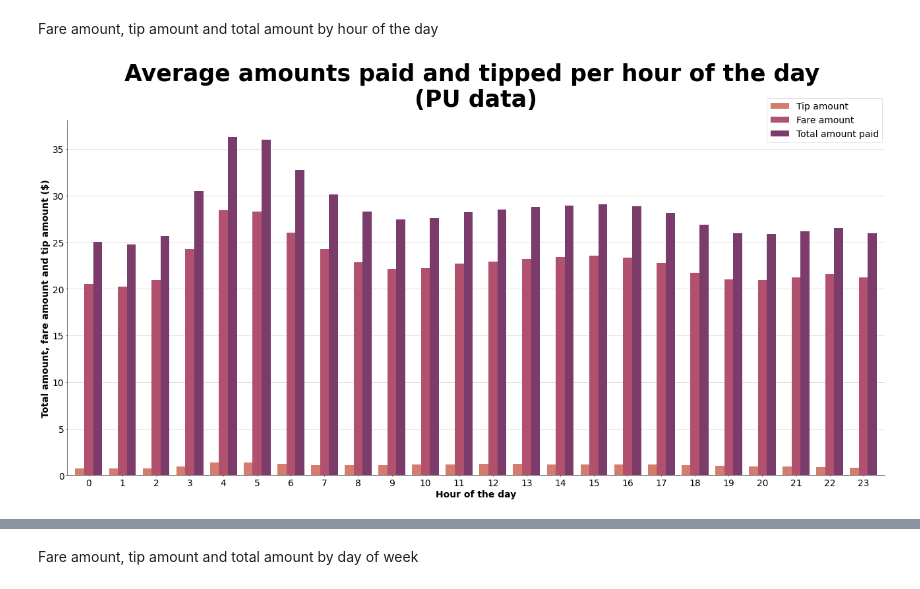
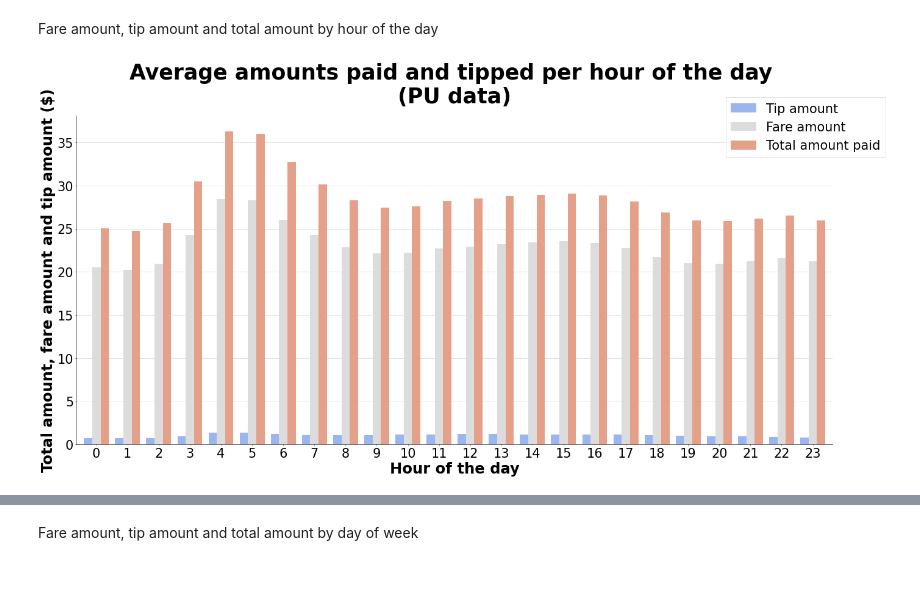
Before and after one commit to floivanhin/Bachelor-Thesis, a Jupyter notebook: Distributions.ipynb, the cells around one changed output, grey strips where cells are left out. Drawn from its saved outputs; the diff is of its cells as text; code cells hidden in the pictures.

```diff
--- a/Distributions.ipynb
+++ b/Distributions.ipynb
@@ -829,80 +1132,117 @@ plt.show()
 # %% [markdown]
 Fare amount, tip amount and total amount by hour of the day
 # %%
+import matplotlib.pyplot as plt
+import seaborn as sns
+
+# ---------------------------------------------------------
+# 1. Data Transformation: Pick-Up (PU) Amounts
+# ---------------------------------------------------------
+# Melt the dataframe to a long format suitable for grouped bar plotting.
+# (AI generated)
 hourly_PUs_melted = PUs_df.melt(
     id_vars="hour",
-    value_vars=["tip_amount","fare_amount","total_amount"],
+    value_vars=["tip_amount", "fare_amount", "total_amount"],
     var_name="Feature",
     value_name="Value"
 )
 
-plt.figure(figsize=(32,14))
+# ---------------------------------------------------------
+# 2. Visualization: Pick-Up (PU) Hourly Amounts
+# ---------------------------------------------------------
+plt.figure(figsize=(32, 14))
 
+# Generate a grouped bar chart mapping the 24-hour cycle to financial metrics.
 sns.barplot(
     data=hourly_PUs_melted,
     x="hour",
     y="Value",
     hue="Feature",
     errorbar=None,
-    palette="flare"
+    palette="coolwarm"
 )
 
+# Configure a custom legend positioned outside the main plot area.
 plt.legend(
-    title= "",
+    title="",
     loc="upper left",
-    bbox_to_anchor=(0.85,1.075),
+    bbox_to_anchor=(0.85, 1.075),
     fancybox=False,
-    labels=["Tip amount", "Fare amount", "Total amount paid"]
+    labels=["Tip amount", "Fare amount", "Total amount paid"],
+    fontsize=30
 )
 
+# Set titles, axes labels, and formatting.
 plt.title("Average amounts paid and tipped per hour of the day \n(PU data)",
-          fontsize=50, fontweight="bold",pad=30)
-plt.xlabel("Hour of the day", fontweight="bold")
-plt.ylabel("Total amount, fare amount and tip amount ($)", fontweight="bold")
+          fontsize=50, fontweight="bold", pad=30)
+plt.xlabel("Hour of the day", fontweight="bold", fontsize=35)
+plt.ylabel("Total amount, fare amount and tip amount ($)", fontweight="bold", fontsize=35)
 plt.margins(x=0.01)
-plt.grid(axis="y",linestyle="-", alpha=0.7)
+
+# Configure a horizontal grid and ensure it renders behind the bar elements.
+plt.grid(axis="y", linestyle="-", alpha=0.7)
 plt.gca().set_axisbelow(True)
-plt.xticks(range(0, 24))
 
-plt.savefig("Plots\Distributions\Amounts\PUsHourlyAmounts.png",dpi=300)
+# Format axes ticks.
+plt.xticks(range(0, 24), fontsize=30)
+plt.yticks(fontsize=30)
+
+# plt.savefig("Plots/Distributions/Amounts/PUsHourlyAmounts.pdf", dpi=300, bbox_inches="tight")
 plt.show()
 
+# ---------------------------------------------------------
+# 3. Data Transformation: Drop-Off (DO) Amounts
+# ---------------------------------------------------------
+# Melt the dataframe to a long format suitable for grouped bar plotting.
+# (AI generated)
 hourly_DOs_melted = DOs_df.melt(
     id_vars="hour",
-    value_vars=["tip_amount","fare_amount","total_amount"],
+    value_vars=["tip_amount", "fare_amount", "total_amount"],
     var_name="Feature",
     value_name="Value"
 )
 
-plt.figure(figsize=(32,14))
+# ---------------------------------------------------------
+# 4. Visualization: Drop-Off (DO) Hourly Amounts
+# ---------------------------------------------------------
+plt.figure(figsize=(32, 14))
 
+# Generate a grouped bar chart mapping the 24-hour cycle to financial metrics.
 sns.barplot(
     data=hourly_DOs_melted,
     x="hour",
     y="Value",
     hue="Feature",
     errorbar=None,
-    palette="flare"
+    palette="coolwarm"
 )
 
+# Configure a custom legend positioned outside the main plot area.
 plt.legend(
-    title= "",
+    title="",
     loc="upper left",
-    bbox_to_anchor=(0.85,1.075),
+    bbox_to_anchor=(0.85, 1.075),
     fancybox=False,
-    labels=["Tip amount", "Fare amount", "Total amount paid"]
+    labels=["Tip amount", "Fare amount", "Total amount paid"],
+    fontsize=30
 )
 
+# Set titles, axes labels, and formatting.
 plt.title("Average amounts paid and tipped per hour of the day \n(DO data)",
-          fontsize=50, fontweight="bold",pad=30)
-plt.xlabel("Hour of the day", fontweight="bold")
-plt.ylabel("Total amount, fare amount and tip amount ($)", fontweight="bold")
+          fontsize=50, fontweight="bold", pad=30)
+plt.xlabel("Hour of the day", fontweight="bold", fontsize=35)
+plt.ylabel("Total amount, fare amount and tip amount ($)", fontweight="bold", fontsize=35)
 plt.margins(x=0.01)
-plt.grid(axis="y",linestyle="-", alpha=0.7)
+
+# Configure a horizontal grid and ensure it renders behind the bar elements.
+plt.grid(axis="y", linestyle="-", alpha=0.7)
 plt.gca().set_axisbelow(True)
-plt.xticks(range(0, 24))
 
-plt.savefig("Plots\Distributions\Amounts\DOsHourlyAmounts.png",dpi=300)
+# Format axes ticks.
+plt.xticks(range(0, 24), fontsize=30)
+plt.yticks(fontsize=30)
+
+# plt.savefig("Plots/Distributions/Amounts/DOsHourlyAmounts.pdf", dpi=300, bbox_inches="tight")
 plt.show()
 # %% [output]
-[figure, old version]
+[figure, new version]
```
Also changed, not shown: parts of 22 cells of this notebook.
